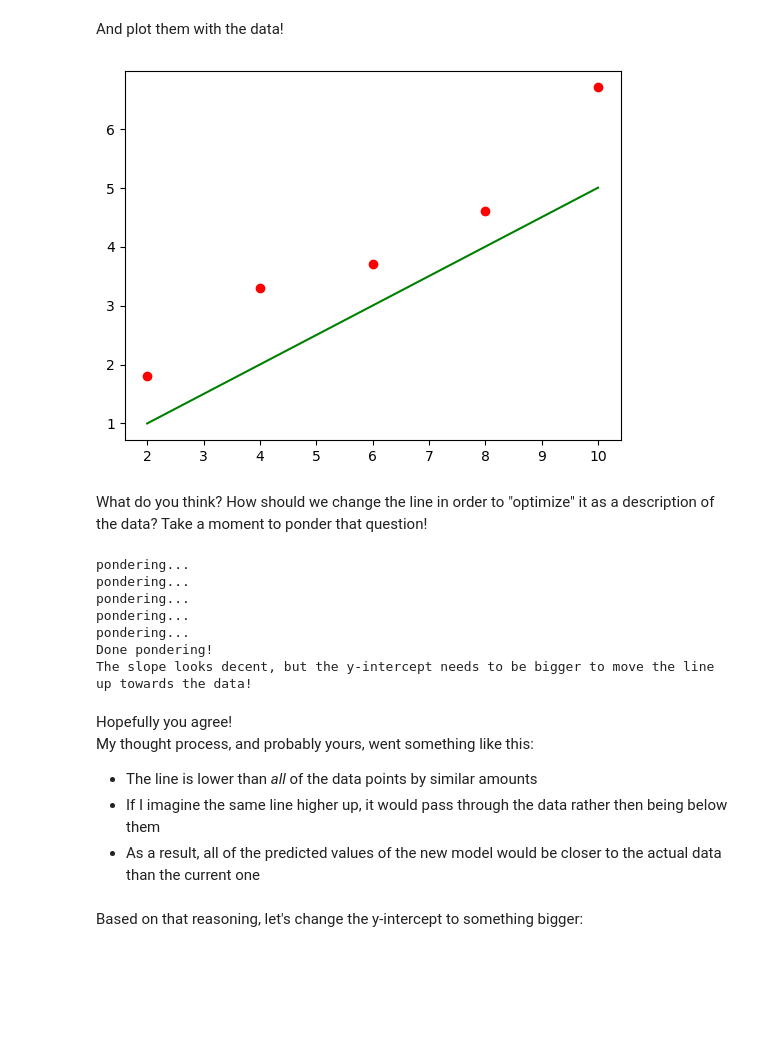
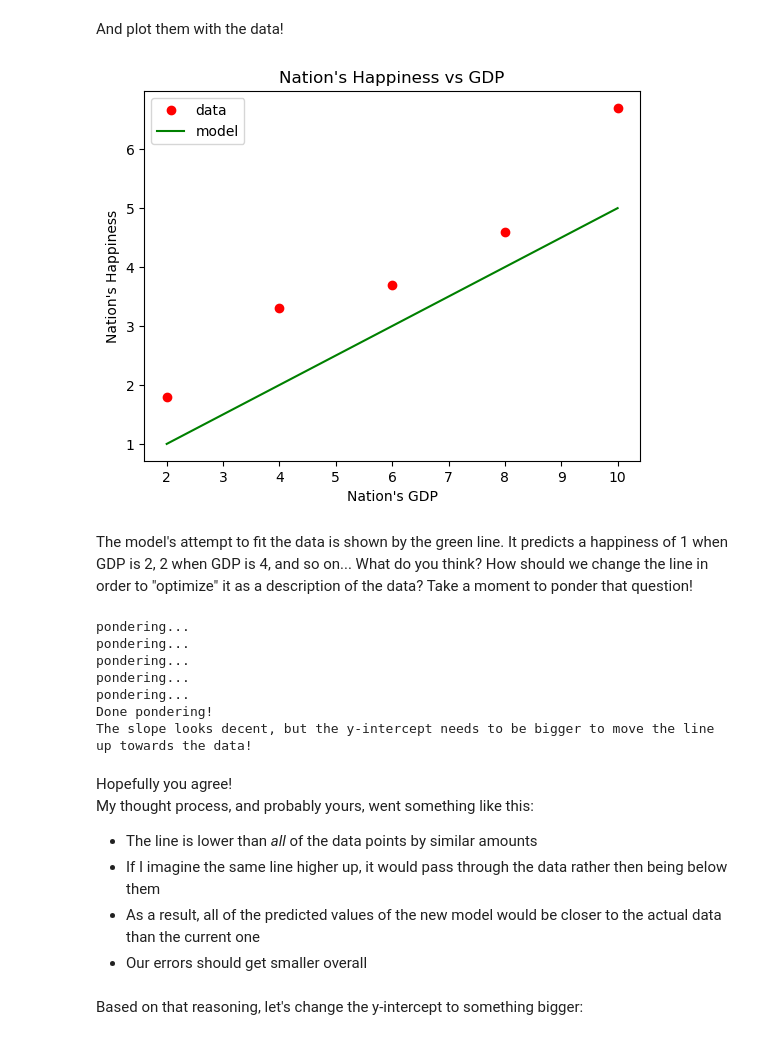
Before and after one commit to psychdatascience/FDS-CourseTwo, a Jupyter notebook: Other/CostAndMinimization/optimization.ipynb, the cells around one changed output. Drawn from its saved outputs; the diff is of its cells as text; code cells hidden in the pictures; blank space fills up the shorter version.

```diff
--- a/Other/CostAndMinimization/optimization.ipynb
+++ b/Other/CostAndMinimization/optimization.ipynb
@@ -72,12 +74,17 @@ And plot them with the data!
 # %%
 # plot the model values on the same plot as the data
 plt.plot(x, data, 'ro')         # data
 plt.plot(x, modeldata, 'g-')    # model
+plt.xlabel('Nation\'s GDP')
+plt.ylabel('Nation\'s Happiness')
+plt.title('Nation\'s Happiness vs GDP')
+plt.legend(['data', 'model'])
+
 plt.show()
 # %% [output]
-[figure, old version]
+[figure, new version]
 # %% [markdown]
-What do you think? How should we change the line in order to "optimize" it as a description of the data? Take a moment to ponder that question!
+The model's attempt to fit the data is shown by the green line. It predicts a happiness of 1 when GDP is 2, 2 when GDP is 4, and so on... What do you think? How should we change the line in order to "optimize" it as a description of the data? Take a moment to ponder that question!
 # %%
 import time as t
 a_moment = 5
@@ -100,6 +107,7 @@ My thought process, and probably yours, went something like this:
 - The line is lower than *all* of the data points by similar amounts
 - If I imagine the same line higher up, it would pass through the data rather then being below them
 - As a result, all of the predicted values of the new model would be closer to the actual data than the current one
+- Our errors should get smaller overall
 # %% [markdown]
 Based on that reasoning, let's change the y-intercept to something bigger:
 # %%
```
Also changed, not shown: parts of 29 cells of this notebook.
